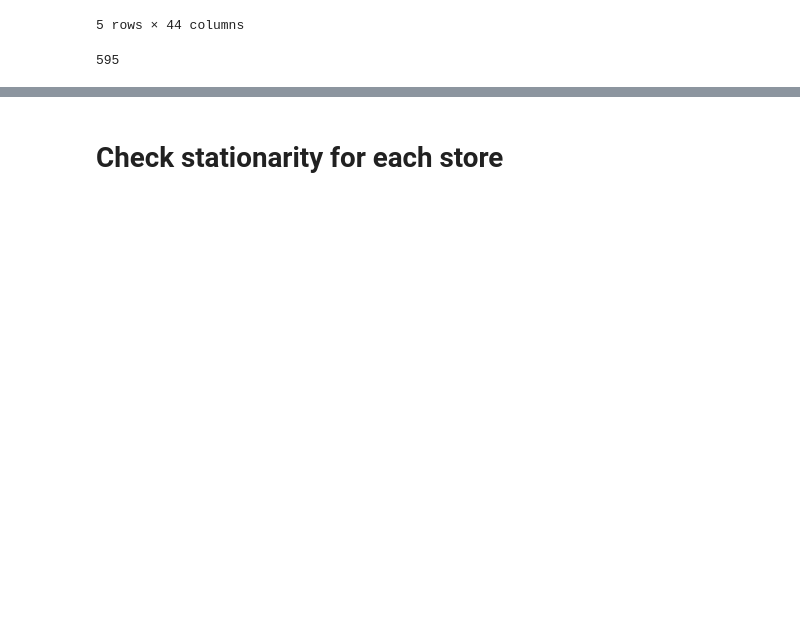
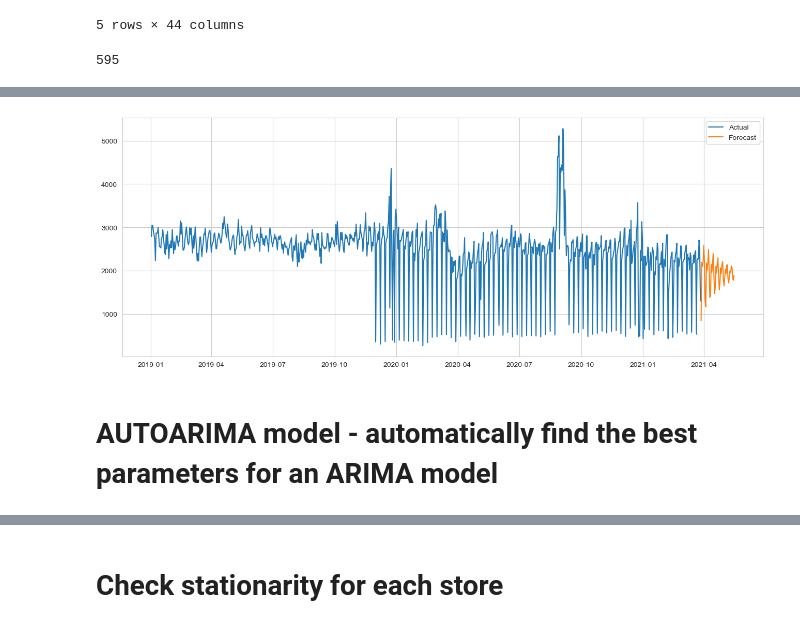
Before and after one commit to dimgag/time-series-forecasting-store-transactions, a Jupyter notebook: main.ipynb, the cells around one changed output, grey strips where cells are left out. Cells and saved outputs as stored; diff of their text form; code cells hidden in the pictures; blank space fills up the shorter version.

```diff
--- a/main.ipynb
+++ b/main.ipynb
@@ -53,0 +180,35 @@ data['store_hashed'].nunique()
+# %%
+# Forecast for next 50 days
+from statsmodels.tsa.arima.model import ARIMA
+from sklearn.metrics import mean_squared_error, mean_absolute_error, mean_absolute_percentage_error
+
+# create empty future dataframe
+future = pd.DataFrame(index=pd.date_range(start='2021-03-28', periods=50, freq='D'), columns=['n_transactions'])
+future.sort_index(inplace=True)
+
+model = ARIMA(store['n_transactions'], order=(7, 1, 1))
+model_fit = model.fit()
+
+# WHAT IS THE DIFFERENCE BETWEEN .fit().predict() and .fit().forecast() ???
+# forecast for the next 50 days of future
+forecast_future = model_fit.forecast(steps=50)
+
+# Reset the index of forecast_future
+forecast_future.index = future.index
+
+# Fill the future dataframe with the forecast
+future['n_transactions'] = forecast_future
+
+# Get the actual sales for the forecast period
+actual = store['n_transactions']#.iloc[-50:]
+
+# plot the forecast vs actual
+plt.figure(figsize=(16, 6))
+plt.plot(store['n_transactions'], label='Actual')
+plt.plot(future, label='Forecast')
+plt.legend()
+plt.show()
+# %% [output]
+[figure, added]
+# %% [markdown]
+# AUTOARIMA model - automatically find the best parameters for an ARIMA model
```
Also changed, not shown: parts of 17 cells of this notebook, 1 other file.
